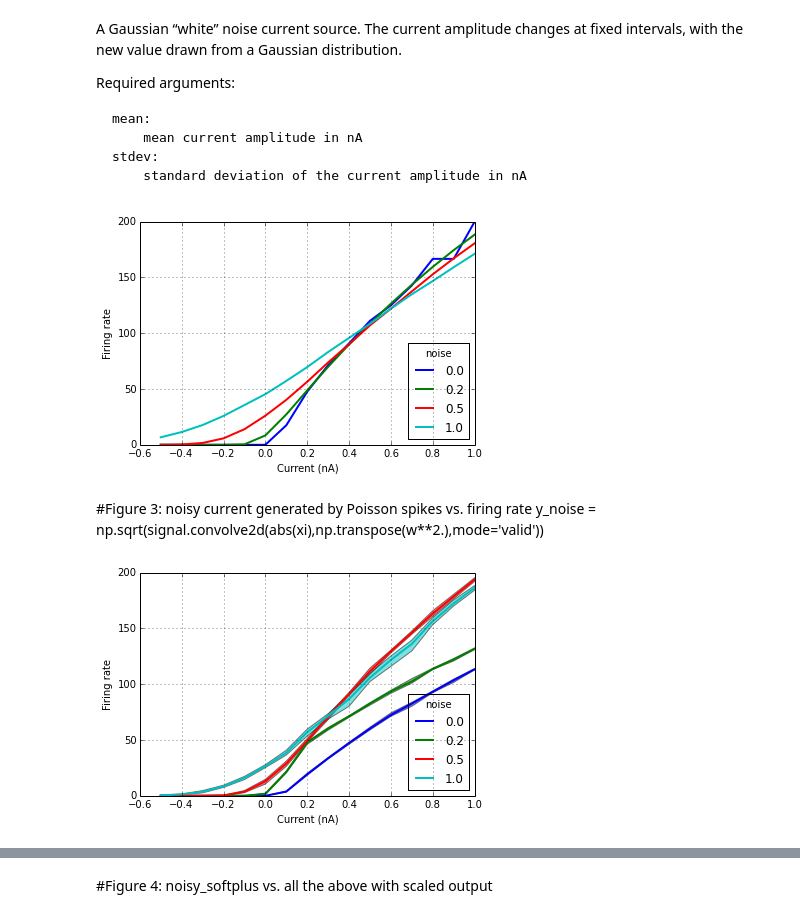
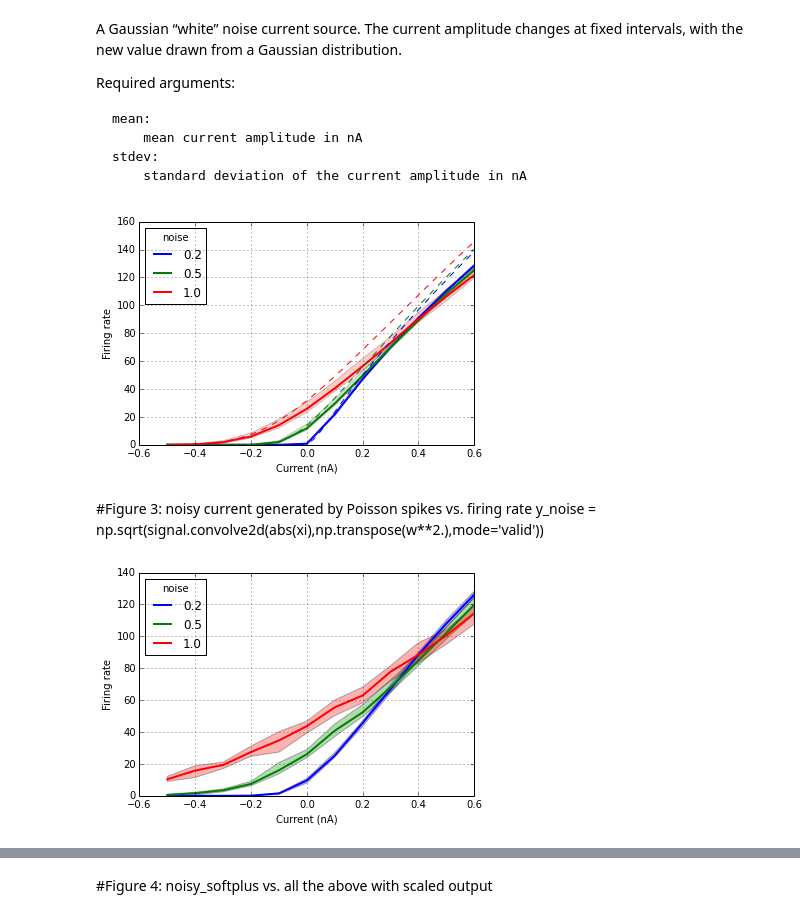
Before and after one commit to qian-liu/iconip2016, a Jupyter notebook: code/figure.ipynb, the cells around one changed output, grey strips where cells are left out. Cells and saved outputs as stored; diff of their text form; code cells hidden in the pictures.

```diff
--- a/code/figure.ipynb
+++ b/code/figure.ipynb
@@ -99,9 +120,10 @@ def noise_current(current, stdnoise, cell_params_lif, trial):
     p.end()
     return ratelist.mean(), ratelist.max(), ratelist.min()
 # %%
-trial = 5
-stdnoise = np.array([0, 0.2, 0.5, 1.])
-current = np.arange(-0.5,1.1,0.1)
+trial = 10
+stdnoise = np.array([0.2, 0.5, 1.])
+current =  np.arange(-0.5,0.65,0.1)
+# current = np.append(current, np.arange(0.5,1.2,0.2))
 
 x_num = current.size
 noise_num = stdnoise.size
@@ -110,21 +132,23 @@ rate_max = np.zeros((x_num, stdnoise.size))
 rate_min = np.zeros((x_num, stdnoise.size))
 for j in range(noise_num):
     for i in range(x_num):
-        rate_mean[i,j], rate_max[i,j], rate_min[i,j] = noise_current(current[i], stdnoise[j]*2., cell_params_lif,trial)
+        rate_mean[i,j], rate_max[i,j], rate_min[i,j] = noise_current(current[i], stdnoise[j], cell_params_lif,trial)
 #plt.plot(current, rate_mean, 'green')
 #plt.fill_between(current, rate_min, rate_max, facecolor='green', alpha=0.5, interpolate=True)
 # %%
 curve = plt.plot(current, rate_mean, linewidth=2)
 for i in range(len(curve)):
     c = plt.getp(curve[i],'color')
-    #plt.fill_between(current, rate_min[:,i], rate_max[:,i], facecolor=c, alpha=0.5, interpolate=True)
+    plt.fill_between(current, rate_min[:,i], rate_max[:,i], facecolor=c, alpha=0.2, interpolate=True)
+    plt.plot(x,y[:,i],linestyle='dashed',linewidth=1,color=c)
 plt.grid('on')
+
 plt.xlabel('Current (nA)')
 plt.ylabel('Firing rate')
-plt.legend(curve, stdnoise, title='noise', loc='lower right') #, shadow=True loc='upper left'
+plt.legend(curve, stdnoise, title='noise', loc='upper left') #, shadow=True loc='upper left'
 plt.savefig('pic/2.pdf')
 # %% [output]
-[figure, old version]
+[figure, new version]
 # %% [markdown]
 #Figure 3: noisy current generated by Poisson spikes vs. firing rate
 y_noise = np.sqrt(signal.convolve2d(abs(xi),np.transpose(w**2.),mode='valid'))
@@ -146,17 +169,16 @@ def noise_poisson(mu, sigma, trial):
     runtime = 10000.
     p.setup(timestep=1.0, min_delay=1.0, max_delay=16.0)
 
-    num = 100
-    w = 0.1
+    num = 500
+    w = 0.05
 
     rate_sub = mu/w
-    rate_sum = sigma**2./w**2./2.
+    rate_sum = 2.*sigma**2./w**2.
 
     rate1 = (rate_sub + rate_sum)/2.
     rate2 = (rate_sum - rate1)
-    rate1 = rate1 * 1000./cell_params_lif['tau_syn_E']/float(num)/0.96
-    rate2 = rate2 * 1000./cell_params_lif['tau_syn_I']/float(num)/0.96
-    #print mu, sigma, rate_sub, rate_sum, rate1, rate2
+    rate1 = rate1 * 1000./cell_params_lif['tau_syn_E']/float(num)
+    rate2 = rate2 * 1000./cell_params_lif['tau_syn_I']/float(num)
     poplist = []
     ratelist = np.zeros(trial)
 
@@ -184,8 +206,9 @@ def noise_poisson(mu, sigma, trial):
     p.end()
     return ratelist.mean(), ratelist.max(), ratelist.min()
 # %%
-trial = 5
-
+trial = 10
+stdnoise = np.array([0.2, 0.5, 1.])
+current =  np.arange(-0.5,0.65,0.1)
 x_num = current.size
 noise_num = stdnoise.size
 rate_mean2 = np.zeros((x_num, stdnoise.size))
@@ -197,12 +220,14 @@ for j in range(noise_num):
 # %%
 curve = plt.plot(current, rate_mean2, linewidth=2)
 for i in range(len(curve)):
     c = plt.getp(curve[i],'color')
-    plt.fill_between(current, rate_min2[:,i], rate_max2[:,i], facecolor=c, alpha=0.5, interpolate=True)
+    plt.fill_between(current, rate_min2[:,i], rate_max2[:,i], facecolor=c, alpha=0.3, interpolate=True)
+    #plt.plot(x,y[:,i],linestyle='dashed',linewidth=1,color=c)
 plt.grid('on')
 plt.xlabel('Current (nA)')
 plt.ylabel('Firing rate')
-plt.legend(curve, stdnoise, title='noise', loc='lower right') #, shadow=True loc='upper left'
+# plt.ylim((0,200))
+plt.legend(curve, stdnoise, title='noise', loc='upper left') #, shadow=True loc='upper left'
 plt.savefig('pic/3.pdf')
 # %% [output]
-[figure, old version]
+[figure, new version]
```
Also changed, not shown: parts of 21 cells of this notebook, 31 other files.
